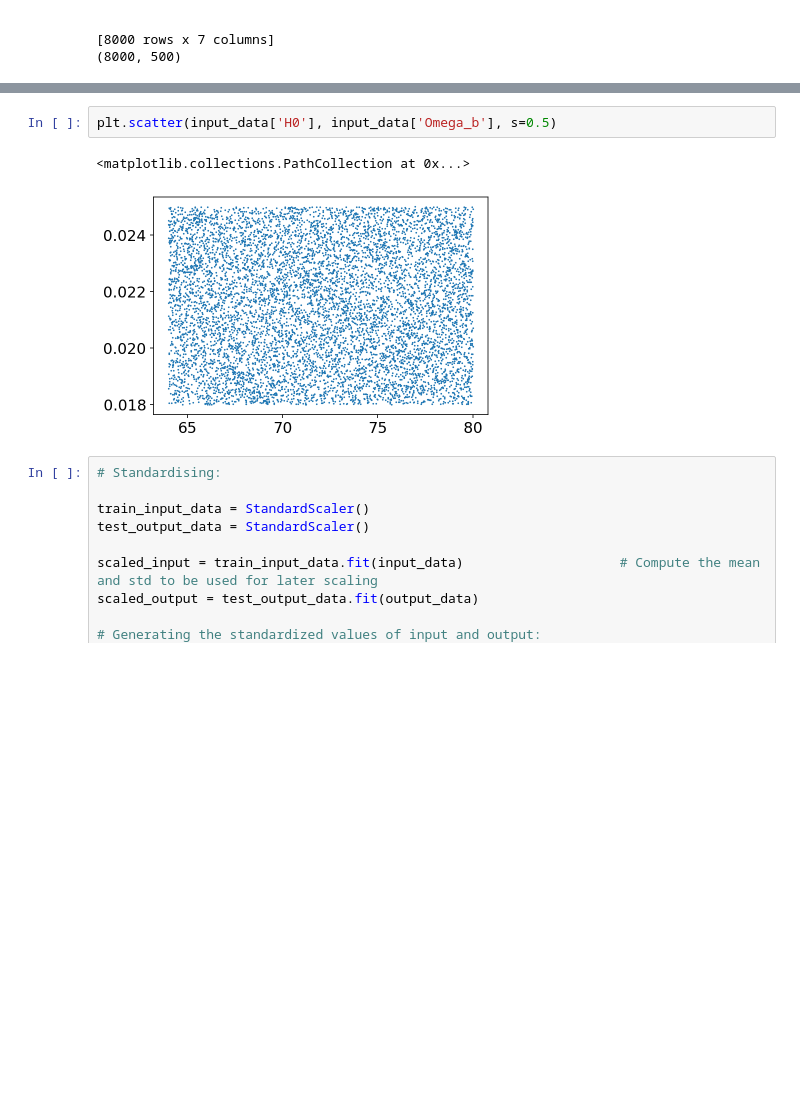
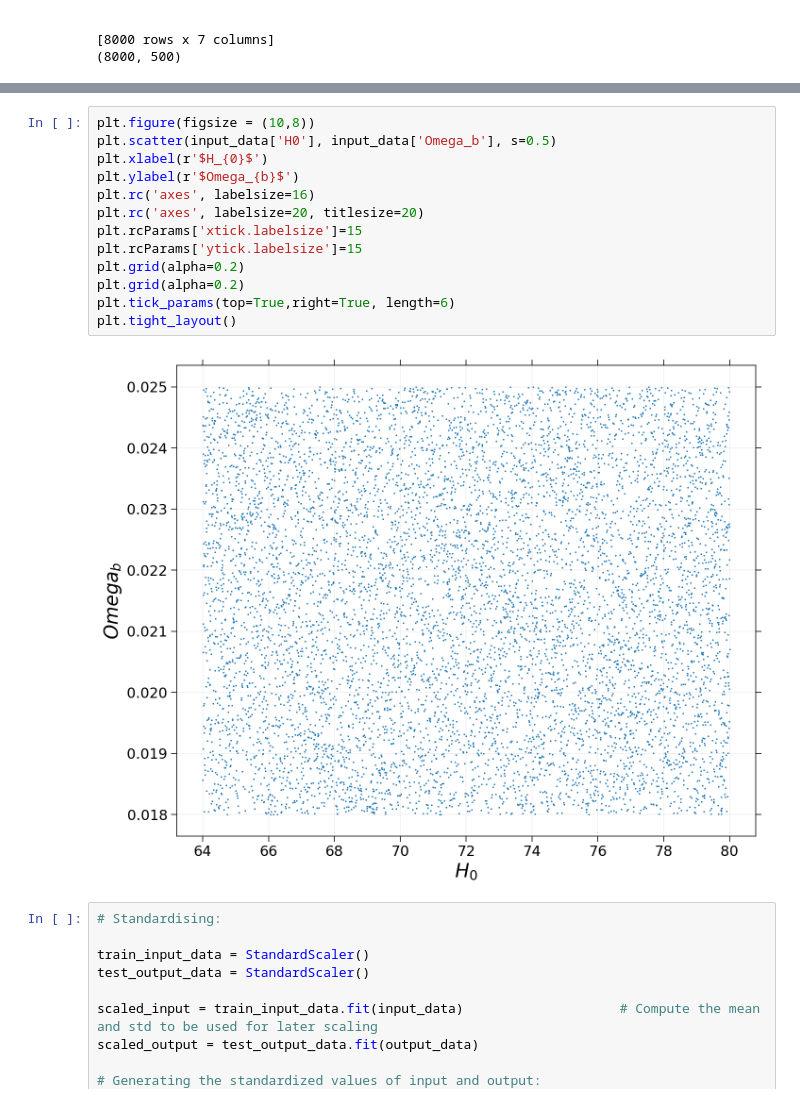
Before and after one commit to MSN64/Cosmo_Internship, a Jupyter notebook: emulator_7dim/EMULATOR_Internship_Main_7dim8000_FIX_500.ipynb, the cells around one changed output, grey strips where cells are left out. Drawn from its saved outputs; the diff is of its cells as text; blank space fills up the shorter version.

```diff
--- a/emulator_7dim/EMULATOR_Internship_Main_7dim8000_FIX_500.ipynb
+++ b/emulator_7dim/EMULATOR_Internship_Main_7dim8000_FIX_500.ipynb
@@ -157,10 +157,20 @@ plt.tight_layout()
 # %% [output]
 [figure]
 # %%
+plt.figure(figsize = (10,8))
 plt.scatter(input_data['H0'], input_data['Omega_b'], s=0.5)
+plt.xlabel(r'$H_{0}$')
+plt.ylabel(r'$Omega_{b}$')
+plt.rc('axes', labelsize=16)
+plt.rc('axes', labelsize=20, titlesize=20)
+plt.rcParams['xtick.labelsize']=15
+plt.rcParams['ytick.labelsize']=15
+plt.grid(alpha=0.2)
+plt.grid(alpha=0.2)
+plt.tick_params(top=True,right=True, length=6)
+plt.tight_layout()
 # %% [output]
-<matplotlib.collections.PathCollection at 0x...>
-[figure, old version]
+[figure, new version]
 # %%
 # Standardising:
 
```
Also changed, not shown: parts of 2 cells of this notebook, 1 other file.
